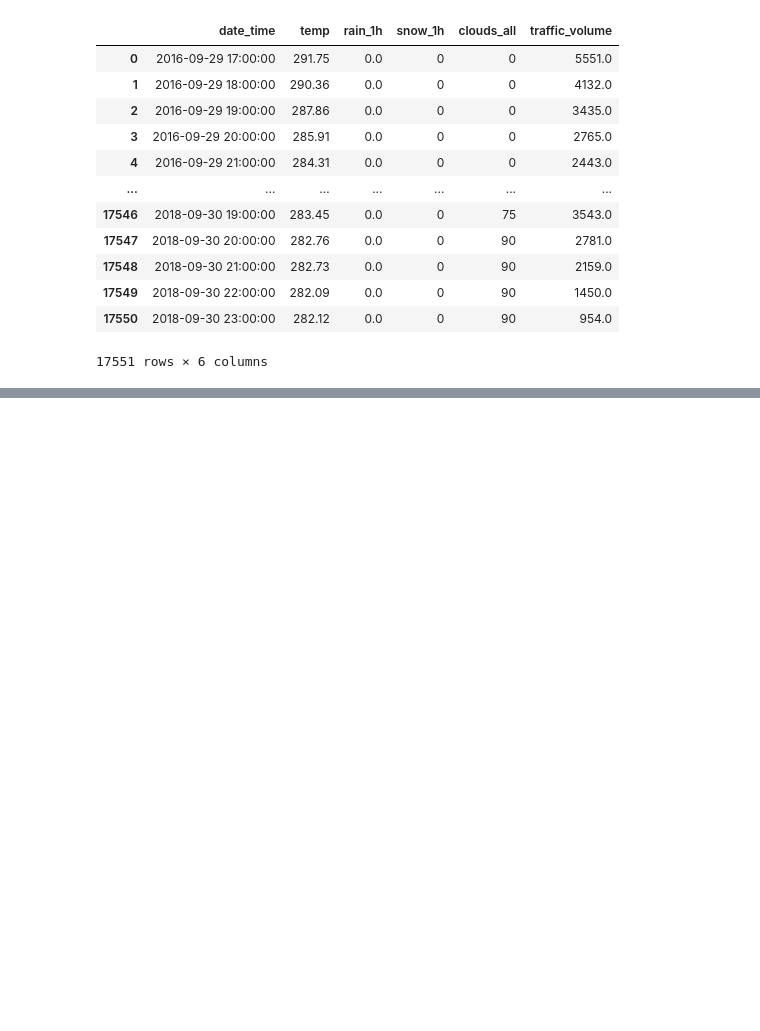
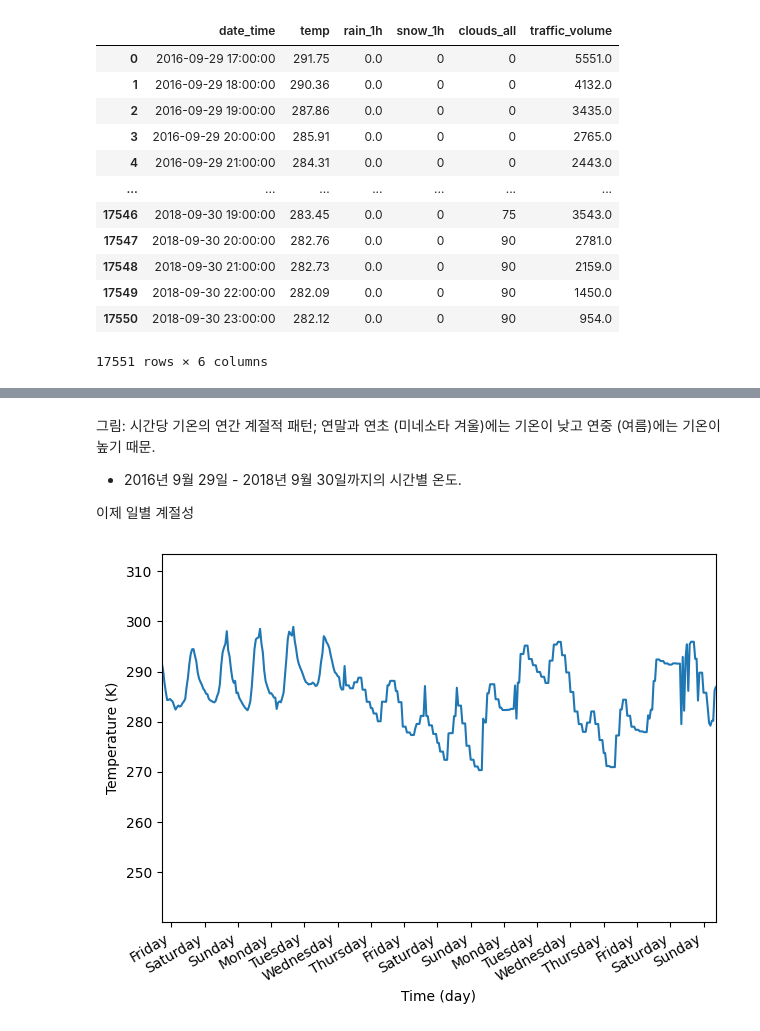
Before and after one commit to mskcho00/TimeSeries-Self-Practice, a Jupyter notebook: 12_Deep Learning in TS.ipynb, the cells around one changed output, grey strips where cells are left out. Saved outputs shown, nothing was run; the diff lists cells and outputs as text; code cells hidden in the pictures; blank space fills up the shorter version.

```diff
--- a/12_Deep Learning in TS.ipynb
+++ b/12_Deep Learning in TS.ipynb
@@ -89,0 +110,23 @@ plt.tight_layout()
+# %% [markdown]
+그림: 시간당 기온의 연간 계절적 패턴; 연말과 연초 (미네소타 겨울)에는 기온이 낮고 연중 (여름)에는 기온이 높기 때문.
+- 2016년 9월 29일 - 2018년 9월 30일까지의 시간별 온도.
+
+이제 일별 계절성
+# %%
+fig, ax = plt.subplots()
+
+ax.plot(df['temp'])
+ax.set_xlabel('Time (day)')
+ax.set_ylabel('Temperature (K)')
+
+plt.xticks(np.arange(7, 400, 24), ['Friday', 'Saturday','Sunday', 'Monday', 'Tuesday',
+                                   'Wednesday', 'Thursday', 'Friday', 'Saturday','Sunday',
+                                   'Monday', 'Tuesday', 'Wednesday', 'Thursday', 'Friday',
+                                   'Saturday','Sunday'])
+
+plt.xlim(0, 400)
+
+fig.autofmt_xdate()
+plt.tight_layout()
+# %% [output]
+[figure, added]
```
Also changed, not shown: parts of 26 cells of this notebook, 3 other files.
